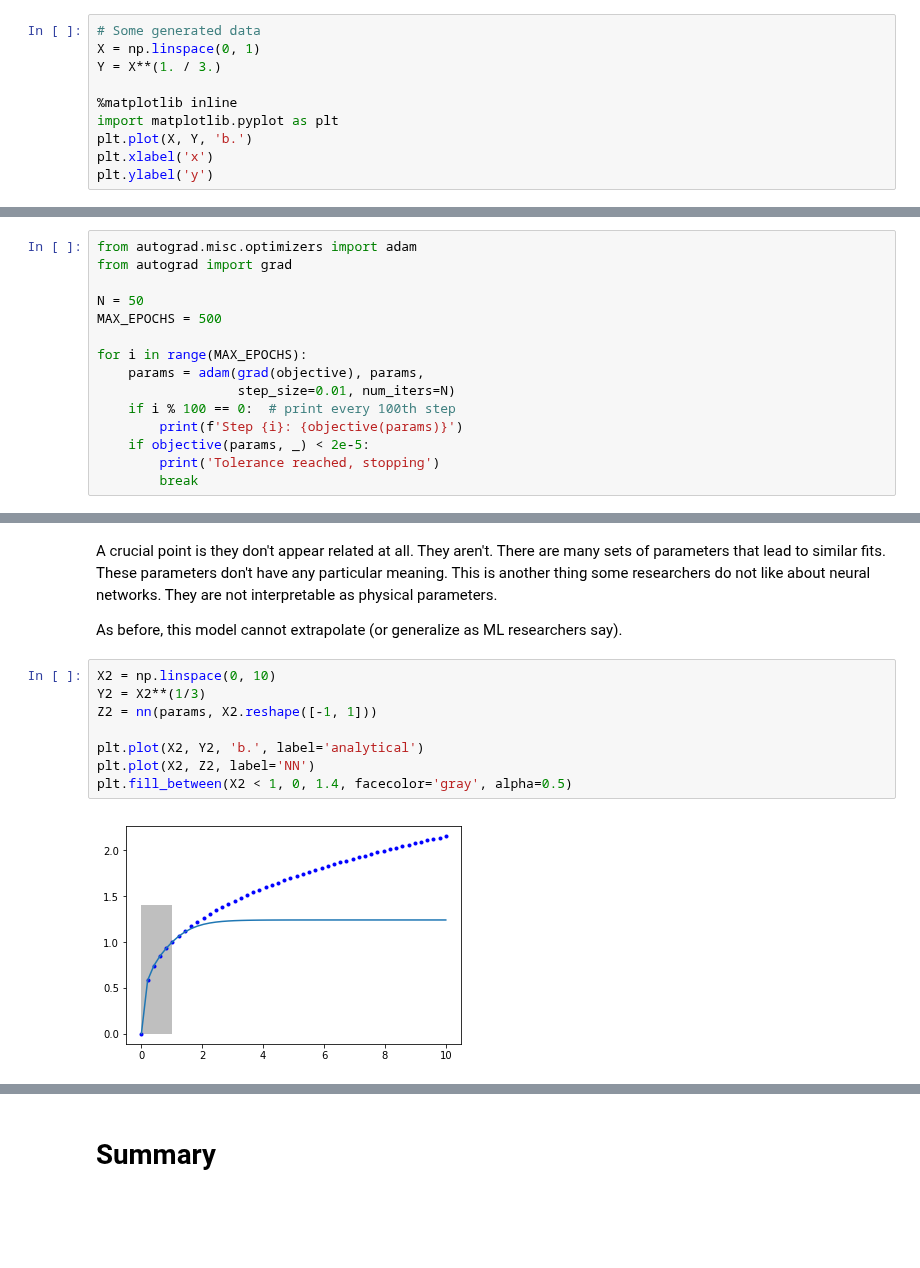
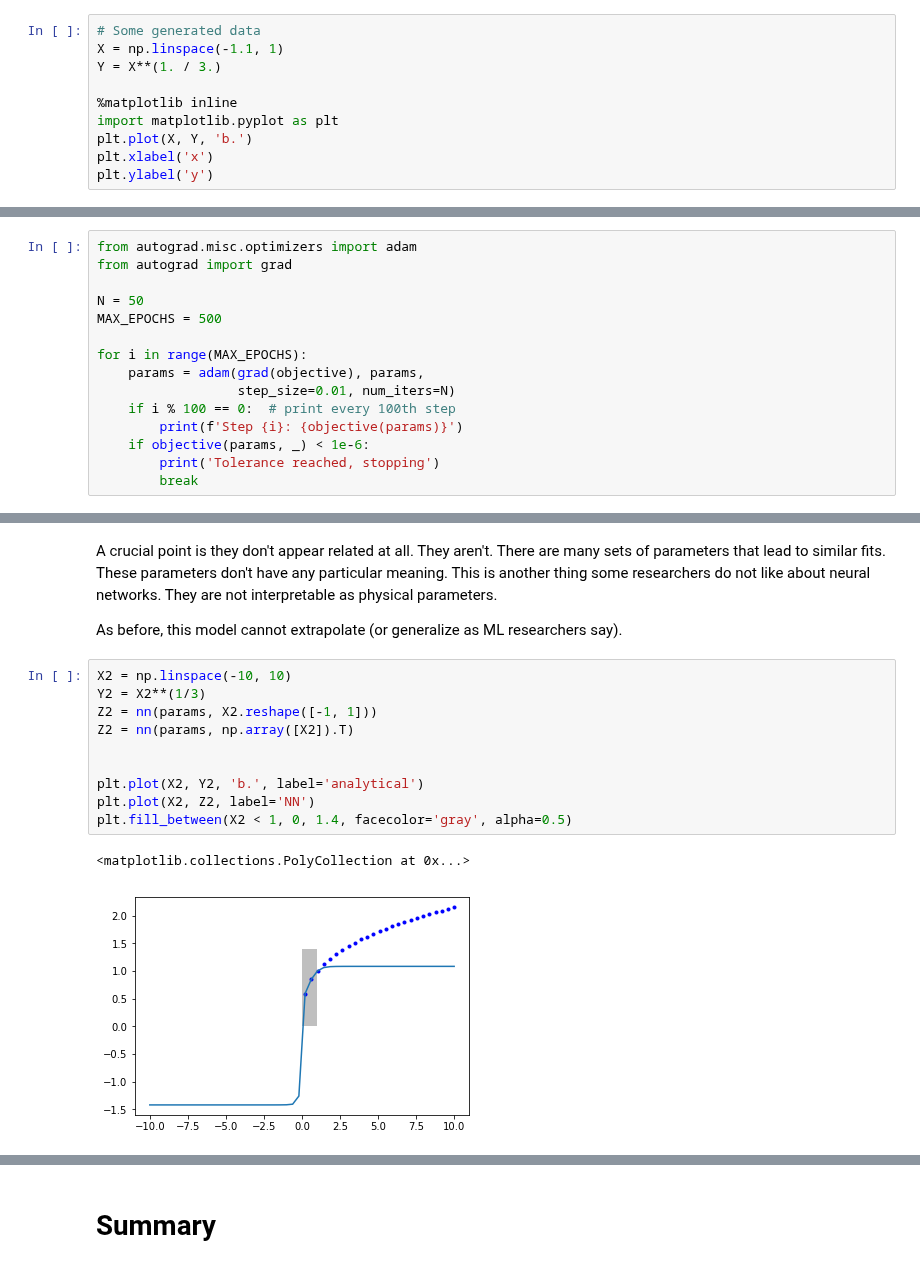
Before and after one commit to jkitchin/f18-06623, a Jupyter notebook: lectures/21-machine-learning.ipynb, the cells around one changed output, grey strips where cells are left out. Cells and saved outputs as stored; diff of their text form; blank space fills up the shorter version.

```diff
--- a/lectures/21-machine-learning.ipynb
+++ b/lectures/21-machine-learning.ipynb
@@ -21,7 +25,7 @@ least_squares?
 Here is the data we are going to work with.
 # %%
 # Some generated data
-X = np.linspace(0, 1)
+X = np.linspace(-1.1, 1)
 Y = X**(1. / 3.)
 
 %matplotlib inline
@@ -224,7 +253,7 @@ for i in range(MAX_EPOCHS):
                   step_size=0.01, num_iters=N)
     if i % 100 == 0:  # print every 100th step
         print(f'Step {i}: {objective(params)}')
-    if objective(params, _) < 2e-5:
+    if objective(params, _) < 1e-6:
         print('Tolerance reached, stopping')
         break
 # %% [output]
@@ -250,12 +288,15 @@ A crucial point is they don't appear related at all. They aren't. There are many
 
 As before, this model cannot extrapolate (or generalize as ML researchers say).
 # %%
-X2 = np.linspace(0, 10)
+X2 = np.linspace(-10, 10)
 Y2 = X2**(1/3)
 Z2 = nn(params, X2.reshape([-1, 1]))
+Z2 = nn(params, np.array([X2]).T)
+
 
 plt.plot(X2, Y2, 'b.', label='analytical')
 plt.plot(X2, Z2, label='NN')
 plt.fill_between(X2 < 1, 0, 1.4, facecolor='gray', alpha=0.5)
 # %% [output]
+<matplotlib.collections.PolyCollection at 0x...>
-[figure, old version]
+[figure, new version]
```
Also changed, not shown: parts of 10 cells of this notebook.
